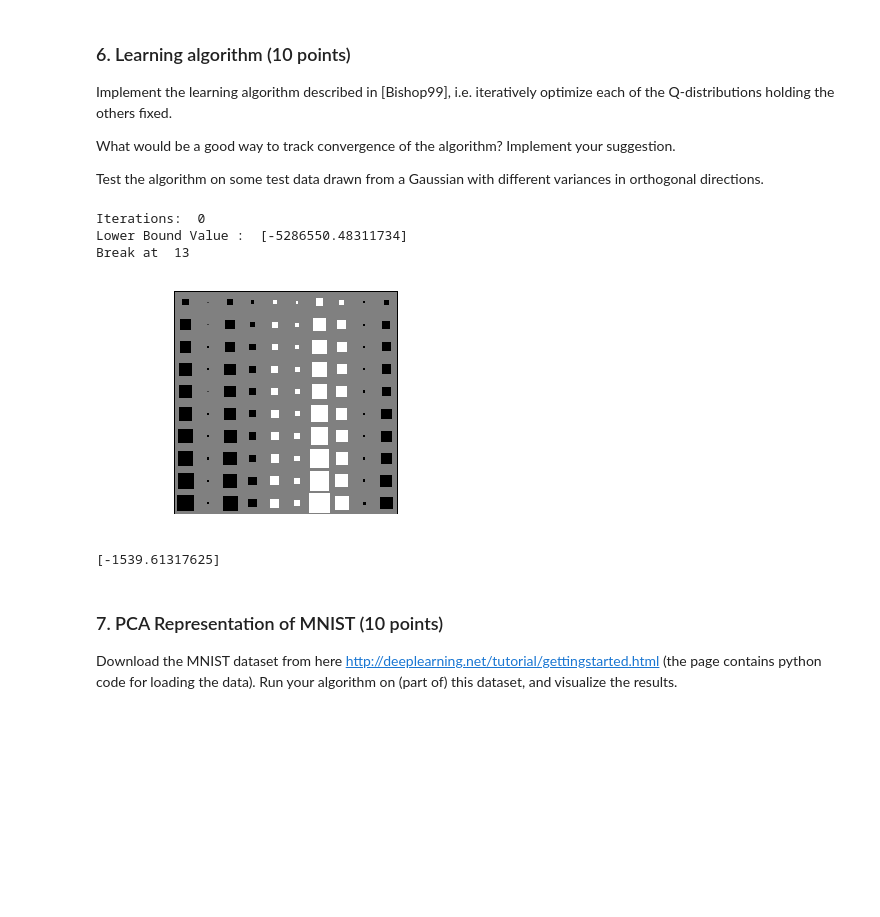
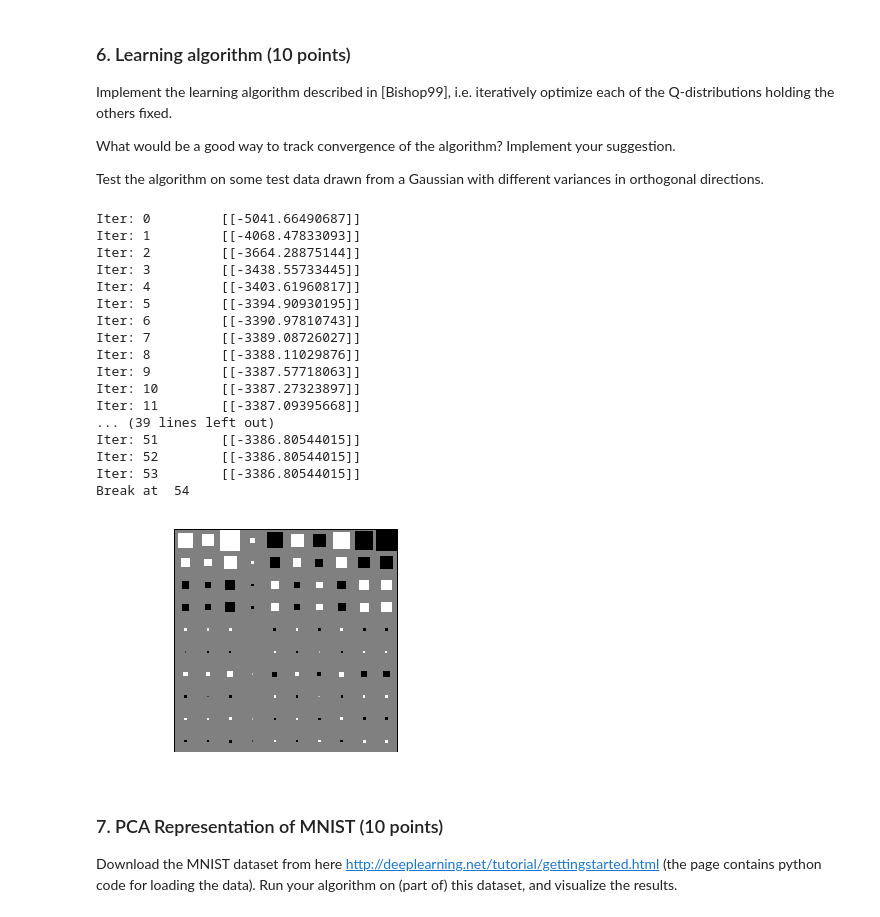
Before and after one commit to Vasileios-Charatsidis/machine-learning-2, a Jupyter notebook: lab3.ipynb, the cells around one changed output. Saved outputs shown, nothing was run; the diff lists cells and outputs as text; code cells hidden in the pictures; blank space fills up the shorter version.

```diff
--- a/lab3.ipynb
+++ b/lab3.ipynb
@@ -244,11 +297,11 @@ Hint: if you run into numerical instabilities resulting from the gamma function
 def update_z(self, X):
     E_tau = self.a_tau_tilde / self.b_tau_tilde
     E_W = self.means_w
+    E_WW = self.means_w.T.dot(self.means_w) + np.trace(self.sigma_w)
     E_mu = self.mean_mu
-    for n in xrange(self.N):
-        t_n = X.T[n].reshape((self.d,1))
-        self.means_z.T[n] = reshape(E_tau * self.sigma_z.dot(E_W.T).dot(t_n - E_mu), self.q)
-    self.sigma_z = np.linalg.inv(np.identity(self.q) + E_tau*(E_W.T.dot(E_W)))
+
+    self.means_z = E_tau * self.sigma_z.dot(E_W.T).dot(X - E_mu)
+    self.sigma_z = np.linalg.inv(np.eye(self.q) + E_tau * E_WW)
 
 BayesianPCA.__update_z = MethodType(update_z, None, BayesianPCA)
 # %%
@@ -288,9 +337,8 @@ BayesianPCA.__update_w = MethodType(update_w, None, BayesianPCA)
 # %%
 def update_alpha(self):
-    self.a_alpha_tilde = self.a_alpha + self.d/2
-    for i in xrange(self.q):
-        self.bs_alpha_tilde[i] = self.b_alpha + (np.trace(np.cov(self.means_w)) + \
-                                                 self.means_w.T[i].T.dot(self.means_w.T[i])) / 2
+    self.a_alpha_tilde = np.array([self.a_alpha + self.d / 2.])
+    self.bs_alpha_tilde = self.b_alpha + (np.linalg.norm(self.means_w, axis = 1)**2 + \
+                                          np.trace(self.sigma_w))/ 2
 
 BayesianPCA.__update_alpha = MethodType(update_alpha, None, BayesianPCA)
 # %%
@@ -316,7 +370,7 @@ What would be a good way to track convergence of the algorithm? Implement your s
 
 Test the algorithm on some test data drawn from a Gaussian with different variances in orthogonal directions.
 # %%
-def fit2(self, X , iterations=1000):
+def fit(self, X , iterations=1000, modulo=10):
     for i in xrange(iterations):
         self.__update_z(X)
         self.__update_mu(X)
@@ -324,13 +378,10 @@ def fit2(self, X , iterations=1000):
         self.__update_alpha()
         self.__update_tau(X)
 
-        if i % (iterations/10) == 0:
-            print "------------------------------------"
-            print "Iteration : " , i
-            print "Lower Bound Value : " , self.L(X)
-            print "------------------------------------"
+        if i % modulo == 0:
+            print 'Iter:', i, '\t', self.L(X)
 
-def fit(self, X,iterations = 1000, threshold = 1):
+def fit2(self, X, iterations=1000, threshold=10e-10, modulo=10):
     self.__update_tau(X)
     L_previous = -np.inf
     L_new = -np.inf
@@ -341,9 +392,8 @@ def fit(self, X,iterations = 1000, threshold = 1):
         self.__update_alpha()
         self.__update_w(X)
         self.__update_z(X)
-        if i % 100 == 0:
-            print "Iterations: " , i
-            print "Lower Bound Value : " , self.L(X)
+        if i % modulo == 0:
+            print 'Iter:', i, '\t', self.L(X)
         i += 1
         L_previous = L_new
         L_new = self.L(X)
@@ -399,21 +449,34 @@ def hinton(W, maxWeight=None):
     if reenable:
         pl.ion()
     pl.show()
-# %%
-##Data Generation using numpy multivariate random. We use the same values described by [Bishop99].
-X = np.random.multivariate_normal(np.zeros(10), np.diag([5,4,3,2,1,1,1,1,1,1]), 100).T
-
-##Run Algorithm
-test = BayesianPCA(10,100)
-test.fit(X, iterations=50)
-hinton(test.means_w)
-print test.L(X)
-# %% [output]
-Iterations:  0
-Lower Bound Value :  [-5286550.48311734]
-Break at  13
-[figure, removed]
-[-1539.61317625]
+# %%
+# Data Generation using numpy multivariate random. We use the same values described by [Bishop99].
+d, N, cov_mat = 10, 100, np.diag([10,8,7,6,1,1,1,1,1,1])
+X = np.random.multivariate_normal(np.zeros(d), cov_mat, N).T
+
+bpca = BayesianPCA(d, N)
+bpca.fit2(X, modulo=1)
+
+hinton(bpca.means_w)
+# %% [output]
+Iter: 0         [[-5041.66490687]]
+Iter: 1         [[-4068.47833093]]
+Iter: 2         [[-3664.28875144]]
+Iter: 3         [[-3438.55733445]]
+Iter: 4         [[-3403.61960817]]
+Iter: 5         [[-3394.90930195]]
+Iter: 6         [[-3390.97810743]]
+Iter: 7         [[-3389.08726027]]
+Iter: 8         [[-3388.11029876]]
+Iter: 9         [[-3387.57718063]]
+Iter: 10        [[-3387.27323897]]
+Iter: 11        [[-3387.09395668]]
+... (39 lines left out)
+Iter: 51        [[-3386.80544015]]
+Iter: 52        [[-3386.80544015]]
+Iter: 53        [[-3386.80544015]]
+Break at  54
+[figure, added]
 # %% [markdown]
 ### 7. PCA Representation of MNIST (10 points)
 
```
Also changed, not shown: parts of 10 cells of this notebook, 1 other file.
